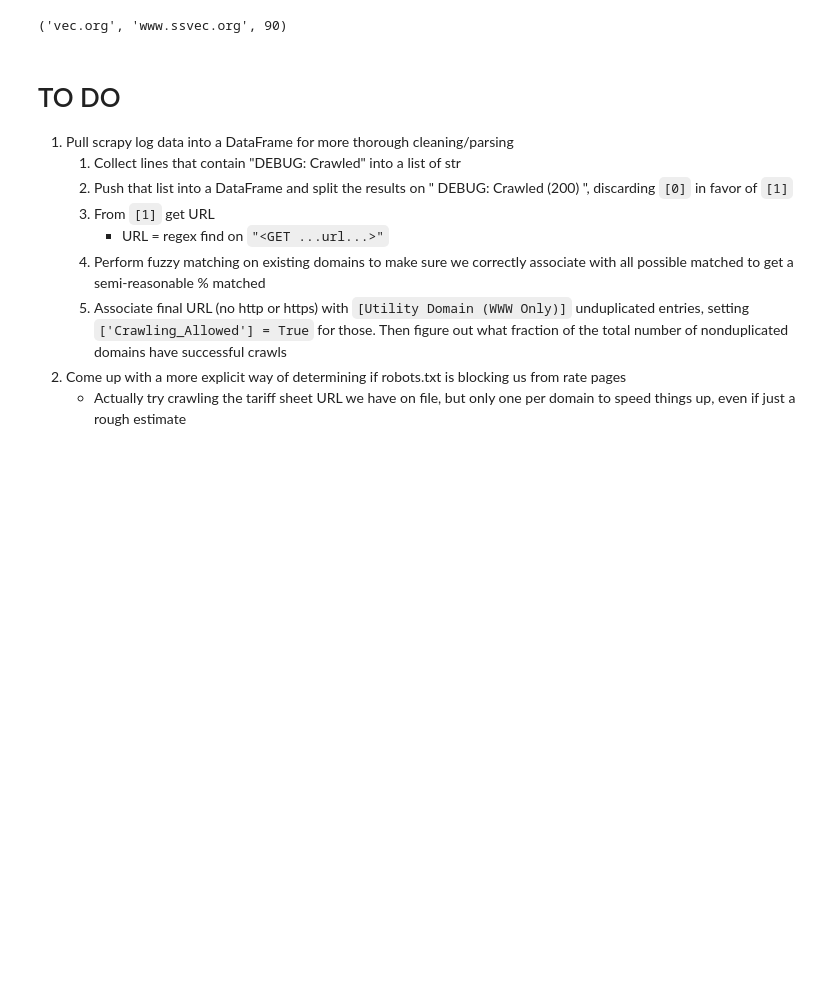
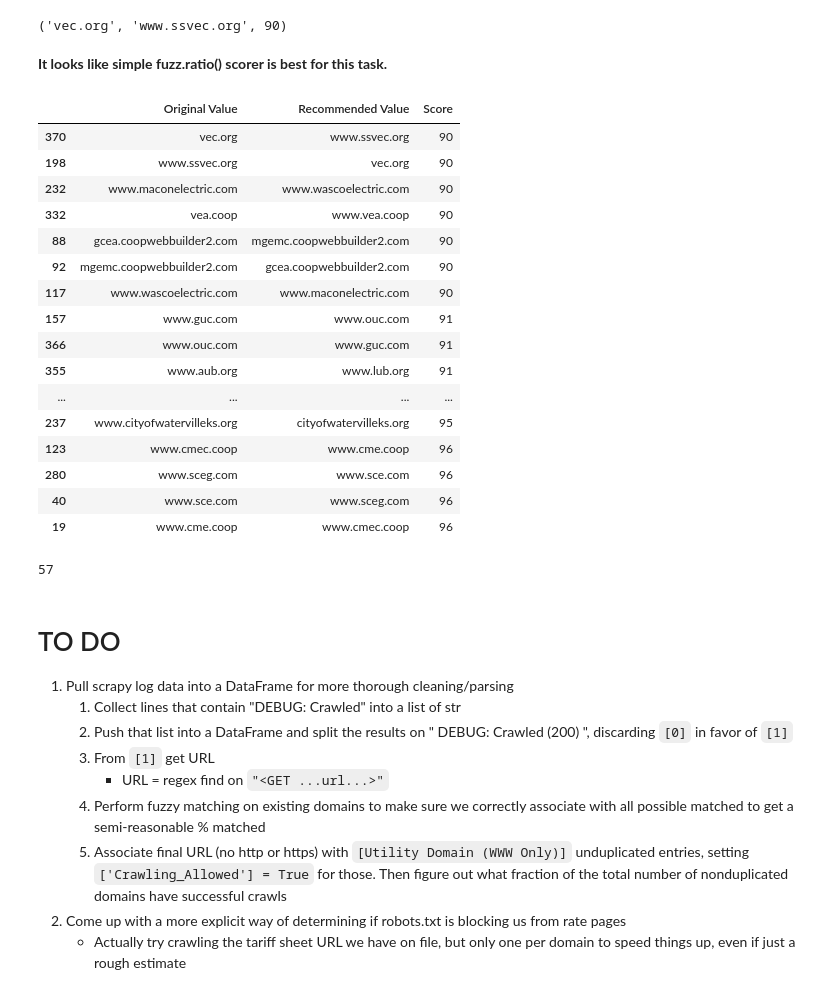
Before and after one commit to emigre459/Utility_Rates_Scraping, a Jupyter notebook: Utility Rates Web Crawling and Scraping.ipynb, the cells around one changed output. Saved outputs shown, nothing was run; the diff lists cells and outputs as text; code cells hidden in the pictures; blank space fills up the shorter version.

```diff
--- a/Utility Rates Web Crawling and Scraping.ipynb
+++ b/Utility Rates Web Crawling and Scraping.ipynb
@@ -187,2 +187,29 @@ best_option("vec.org", crawled, cluster = True,
 # %% [output]
 ('vec.org', 'www.ssvec.org', 90)
+# %% [markdown]
+**It looks like simple fuzz.ratio() scorer is best for this task.**
+# %%
+results = pd.DataFrame(data = None)
+
+(results['Original Value'], results['Recommended Value'],
+ results['Score']) = zip(*crawled.apply(best_option, args = (crawled, True, None, 90)))
+results = results.drop_duplicates().dropna().sort_values('Score', ascending = True)
+results
+# %% [output]
+|  | Original Value | Recommended Value | Score |
+| 370 | vec.org | www.ssvec.org | 90 |
+| 198 | www.ssvec.org | vec.org | 90 |
+| 232 | www.maconelectric.com | www.wascoelectric.com | 90 |
+| 332 | vea.coop | www.vea.coop | 90 |
+| 88 | gcea.coopwebbuilder2.com | mgemc.coopwebbuilder2.com | 90 |
+| 92 | mgemc.coopwebbuilder2.com | gcea.coopwebbuilder2.com | 90 |
+| 117 | www.wascoelectric.com | www.maconelectric.com | 90 |
+| 157 | www.guc.com | www.ouc.com | 91 |
+| 366 | www.ouc.com | www.guc.com | 91 |
+| 355 | www.aub.org | www.lub.org | 91 |
+| ... | ... | ... | ... |
+| 237 | www.cityofwatervilleks.org | cityofwatervilleks.org | 95 |
+| 123 | www.cmec.coop | www.cme.coop | 96 |
+| 280 | www.sceg.com | www.sce.com | 96 |
+| 40 | www.sce.com | www.sceg.com | 96 |
+| 19 | www.cme.coop | www.cmec.coop | 96 |
@@ -189,3 +219,7 @@ best_option("vec.org", crawled, cluster = True,
+# %%
+len(results)
+# %% [output]
+57
 # %% [markdown]
 # TO DO
 1. Pull scrapy log data into a DataFrame for more thorough cleaning/parsing
```
Also changed, not shown: parts of 2 cells of this notebook, 1 other file.
